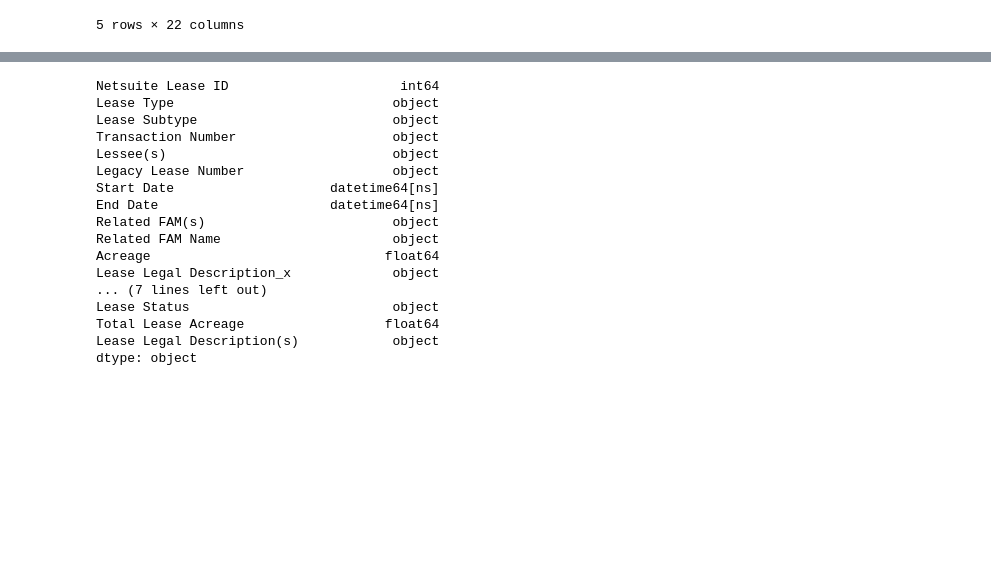
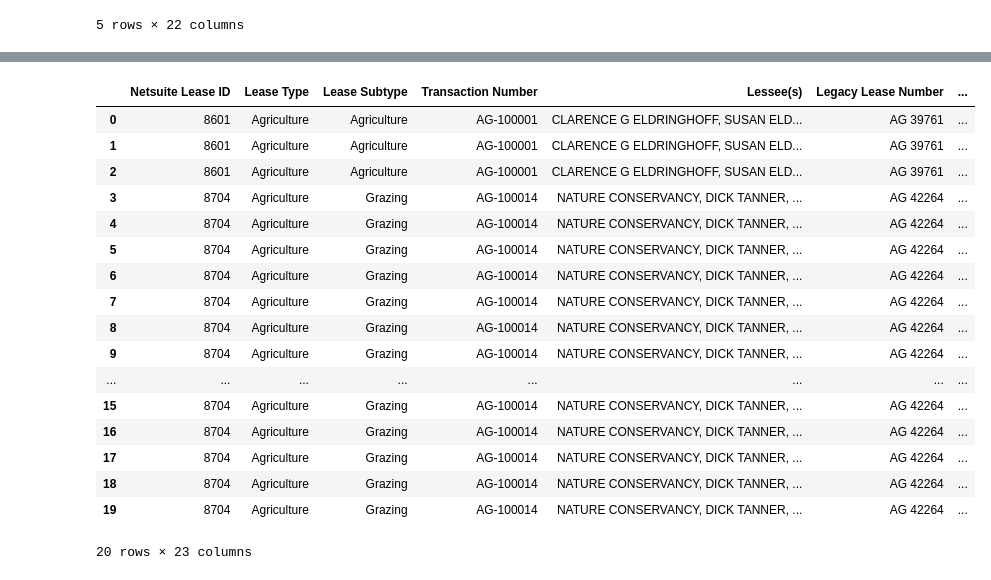
Before and after one commit to lawnshogan/Code, a Jupyter notebook: Python/DataScience/SLB_Lease_Update.ipynb, the cells around one changed output, grey strips where cells are left out. Drawn from its saved outputs; the diff is of its cells as text; code cells hidden in the pictures; blank space fills up the shorter version.

```diff
--- a/Python/DataScience/SLB_Lease_Update.ipynb
+++ b/Python/DataScience/SLB_Lease_Update.ipynb
@@ -151,22 +150,24 @@ grouped_df.sample(20)
-# %%
-# I need to merge or join the results of grouped_df into merged_df
-
-merged_df.dtypes
-# %% [output]
-Netsuite Lease ID                      int64
-Lease Type                            object
-Lease Subtype                         object
-Transaction Number                    object
-Lessee(s)                             object
-Legacy Lease Number                   object
-Start Date                    datetime64[ns]
-End Date                      datetime64[ns]
-Related FAM(s)                        object
-Related FAM Name                      object
-Acreage                              float64
-Lease Legal Description_x             object
-... (7 lines left out)
-Lease Status                          object
-Total Lease Acreage                  float64
-Lease Legal Description(s)            object
-dtype: object
+# %%
+merged_df = pd.merge(merged_df, grouped_df[['Transaction Number','Section']], on='Transaction Number', how='left')
+merged_df.rename(columns={'Section':'Section(s)'}, inplace=True)
+
+merged_df.head(20)
+# %% [output]
+|  | Netsuite Lease ID | Lease Type | Lease Subtype | Transaction Number | Lessee(s) | Legacy Lease Number | ... |
+| 0 | 8601 | Agriculture | Agriculture | AG-100001 | CLARENCE G ELDRINGHOFF, SUSAN ELD... | AG 39761 | ... |
+| 1 | 8601 | Agriculture | Agriculture | AG-100001 | CLARENCE G ELDRINGHOFF, SUSAN ELD... | AG 39761 | ... |
+| 2 | 8601 | Agriculture | Agriculture | AG-100001 | CLARENCE G ELDRINGHOFF, SUSAN ELD... | AG 39761 | ... |
+| 3 | 8704 | Agriculture | Grazing | AG-100014 | NATURE CONSERVANCY, DICK TANNER, ... | AG 42264 | ... |
+| 4 | 8704 | Agriculture | Grazing | AG-100014 | NATURE CONSERVANCY, DICK TANNER, ... | AG 42264 | ... |
+| 5 | 8704 | Agriculture | Grazing | AG-100014 | NATURE CONSERVANCY, DICK TANNER, ... | AG 42264 | ... |
+| 6 | 8704 | Agriculture | Grazing | AG-100014 | NATURE CONSERVANCY, DICK TANNER, ... | AG 42264 | ... |
+| 7 | 8704 | Agriculture | Grazing | AG-100014 | NATURE CONSERVANCY, DICK TANNER, ... | AG 42264 | ... |
+| 8 | 8704 | Agriculture | Grazing | AG-100014 | NATURE CONSERVANCY, DICK TANNER, ... | AG 42264 | ... |
+| 9 | 8704 | Agriculture | Grazing | AG-100014 | NATURE CONSERVANCY, DICK TANNER, ... | AG 42264 | ... |
+| ... | ... | ... | ... | ... | ... | ... | ... |
+| 15 | 8704 | Agriculture | Grazing | AG-100014 | NATURE CONSERVANCY, DICK TANNER, ... | AG 42264 | ... |
+| 16 | 8704 | Agriculture | Grazing | AG-100014 | NATURE CONSERVANCY, DICK TANNER, ... | AG 42264 | ... |
+| 17 | 8704 | Agriculture | Grazing | AG-100014 | NATURE CONSERVANCY, DICK TANNER, ... | AG 42264 | ... |
+| 18 | 8704 | Agriculture | Grazing | AG-100014 | NATURE CONSERVANCY, DICK TANNER, ... | AG 42264 | ... |
+| 19 | 8704 | Agriculture | Grazing | AG-100014 | NATURE CONSERVANCY, DICK TANNER, ... | AG 42264 | ... |
+20 rows × 23 columns
```
Also changed, not shown: parts of 1 cell of this notebook.
